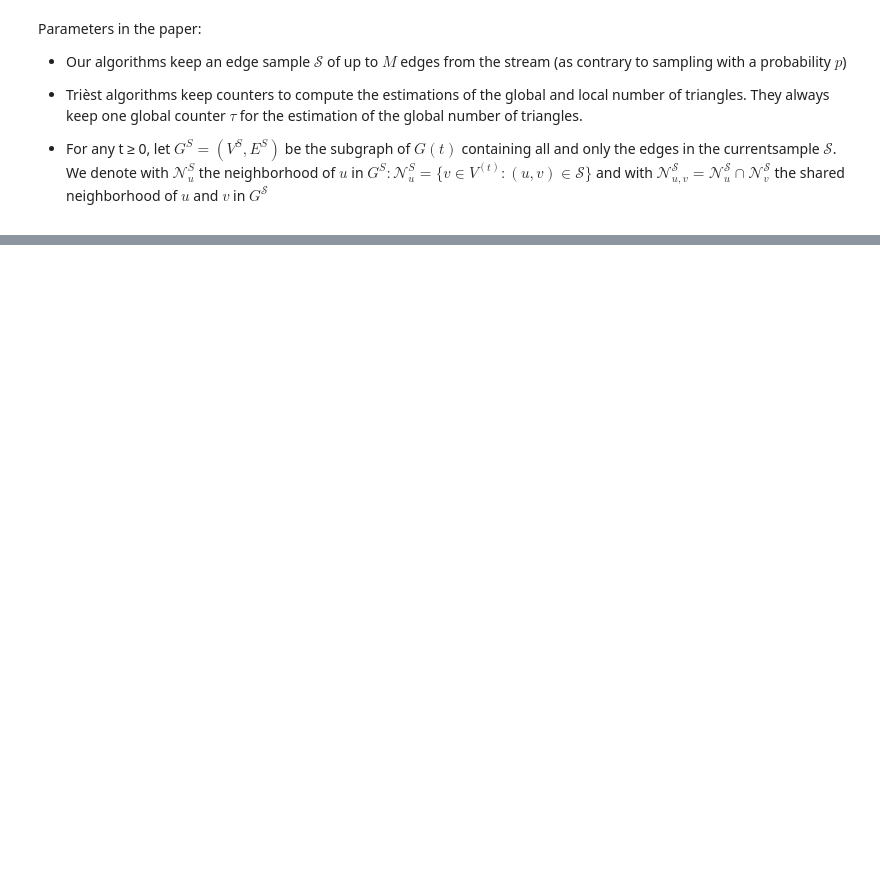
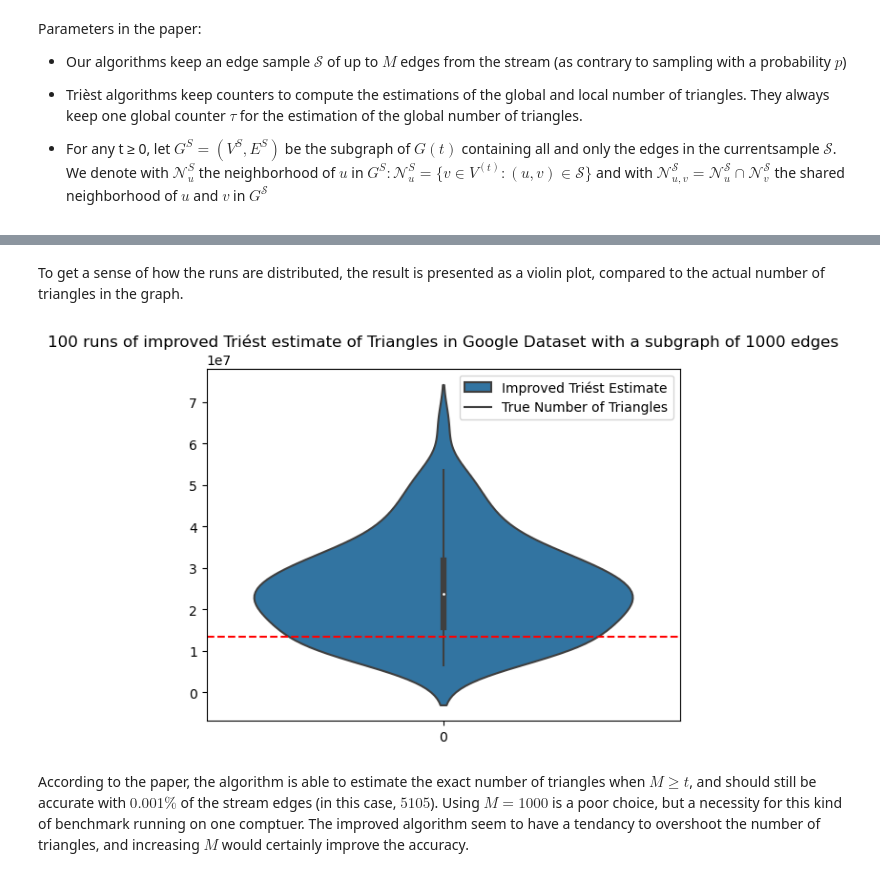
Before and after one commit to LinusOstlund/id2222, a Jupyter notebook: lab3/TestPyspark.ipynb, the cells around one changed output, grey strips where cells are left out. Cells and saved outputs as stored; diff of their text form; code cells hidden in the pictures; blank space fills up the shorter version.

Commit message:
Add first draft, still need bonus assignment and perhaps a better benchmarking that is parallellised

```diff
--- a/lab3/TestPyspark.ipynb
+++ b/lab3/TestPyspark.ipynb
@@ -43,6 +42,8 @@ spark.sparkContext.setLogLevel("WARN")
 spark
 # %% [output]
 <pyspark.sql.session.SparkSession at 0x...>
+# %%
+NUMBER_OF_TRIANGLES = 13391903
 # %%
 # read a csv file with pyspark
 rdd = spark.read.option("delimiter", "\t").csv("../../data/web-Google.txt", header=True, inferSchema=True)
@@ -184,5 +196,0 @@ since Python 3.9 and will be removed in a subsequent version.
-# %%
-sum = 0
-for v in tb.tau.values():
-    sum += v
-sum
@@ -268,0 +282,5 @@ SyntaxError: invalid syntax (1284407279.py, line 2)
+# %%
+M = int(len(stream)*0.001)
+print(f"M: {M}")
+tb = TriestImproved(stream, M=M)
+tb.run()
@@ -268,0 +301,19 @@ SyntaxError: invalid syntax (1284407279.py, line 2)
+# %%
+%%cache
+
+"""
+NOTE this cell is cached, so it will not be executed when you run the notebook.
+"""
+
+# safety switch, it took 80 minutes to run :(
+execute_cell = False
+
+if execute_cell:
+    M = 1000
+    print(f"M: {M}")
+    number_of_runs = 100
+    runs = []
+    for i in range(number_of_runs):
+        ti = TriestImproved(stream, M=M)
+        ti.run()
+        runs.append(ti.global_estimate())
@@ -268,0 +338,14 @@ SyntaxError: invalid syntax (1284407279.py, line 2)
+# %% [markdown]
+ To get a sense of how the runs are distributed, the result is presented as a violin plot, compared to the actual number of triangles in the graph.
+# %%
+import seaborn as sns
+import matplotlib.pyplot as plt
+
+sns.violinplot(runs)
+plt.axhline(y=NUMBER_OF_TRIANGLES, color='r', linestyle='--')
+plt.legend(title='', loc='upper right', labels=['Improved Triést Estimate', 'True Number of Triangles']);
+plt.title('100 runs of improved Triést estimate of Triangles in Google Dataset with a subgraph of 1000 edges');
+# %% [output]
+[figure, added]
+# %% [markdown]
+According to the paper, the algorithm is able to estimate the exact number of triangles when $M \ge t$, and should still be accurate with $0.001\%$ of the stream edges (in this case, $5105$). Using $M=1000$ is a poor choice, but a necessity for this kind of benchmark running on one comptuer. The improved algorithm seem to have a tendancy to overshoot the number of triangles, and increasing $M$ would certainly improve the accuracy.
```
Also changed, not shown: parts of 23 cells of this notebook.
